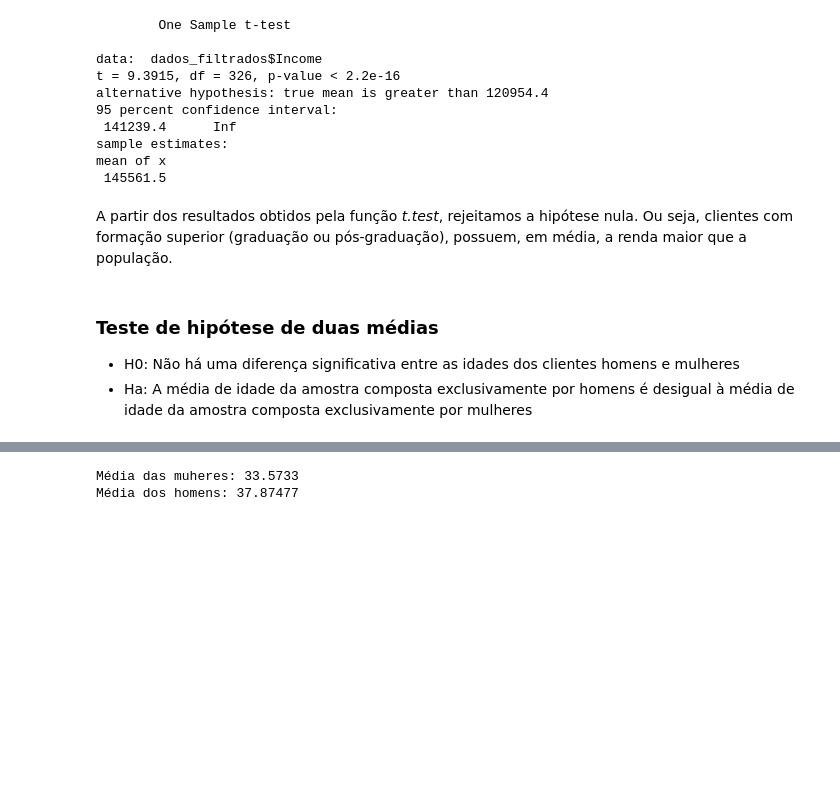
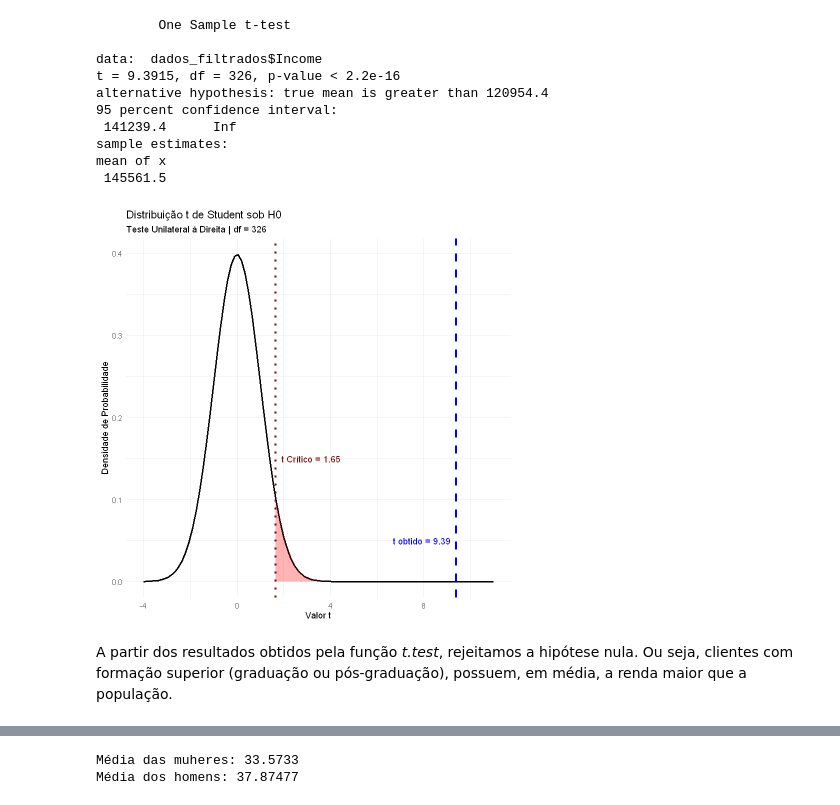
Before and after one commit to ThAlvesM/Kmean_2026-1, a Jupyter notebook: Kmean_2026-1.ipynb, the cells around one changed output, grey strips where cells are left out. Cells and saved outputs as stored; diff of their text form; code cells hidden in the pictures; blank space fills up the shorter version.

Commit message:
Graficos do t student

```diff
--- a/Kmean_2026-1.ipynb
+++ b/Kmean_2026-1.ipynb
@@ -759,10 +759,27 @@ alternative hypothesis: true mean is greater than 120954.4
 sample estimates:
 mean of x
  145561.5
+# %%
+# Visualizando a distribuição t para o teste unilateral à direita
+t_stat <- 9.3915
+df <- 326
+alpha <- 0.05
+t_crit <- qt(1 - alpha, df)
+
+ggplot(data.frame(x = c(-4, 11)), aes(x = x)) +
+     stat_function(fun = dt, args = list(df = df), color = "black", linewidth = 1) +
+     stat_function(fun = dt, args = list(df = df), xlim = c(t_crit, 11),
+                geom = "area", fill = "red", alpha = 0.3) +
+     geom_vline(xintercept = t_stat, color = "blue", linetype = "dashed", linewidth = 1.2) +
+     geom_vline(xintercept = t_crit, color = "darkred", linetype = "dotted", linewidth = 1.2) +
+     labs(title = "Distribuição t de Student sob H0",
+       subtitle = paste("Teste Unilateral à Direita | df =", df),
+       x = "Valor t",
+       y = "Densidade de Probabilidade") +
+     annotate("text", x = t_stat, y = 0.05, label = paste("t obtido =", round(t_stat, 2)), color = "blue", hjust = 1.1) +
+     annotate("text", x = t_crit, y = 0.15, label = paste("t Crítico =", round(t_crit, 2)), color = "darkred", hjust = -0.1) +
+  theme_minimal()
+# %% [output]
+[figure, added]
 # %% [markdown]
 A partir dos resultados obtidos pela função *t.test*, rejeitamos a hipótese nula. Ou seja, clientes com formação superior (graduação ou pós-graduação), possuem, em média, a renda maior que a população.
-# %% [markdown]
-### Teste de hipótese de duas médias
-
-* H0: Não há uma diferença significativa entre as idades dos clientes homens e mulheres
-* Ha: A média de idade da amostra composta exclusivamente por homens é desigual à média de idade da amostra composta exclusivamente por mulheres
```
Also changed, not shown: parts of 3 cells of this notebook.
